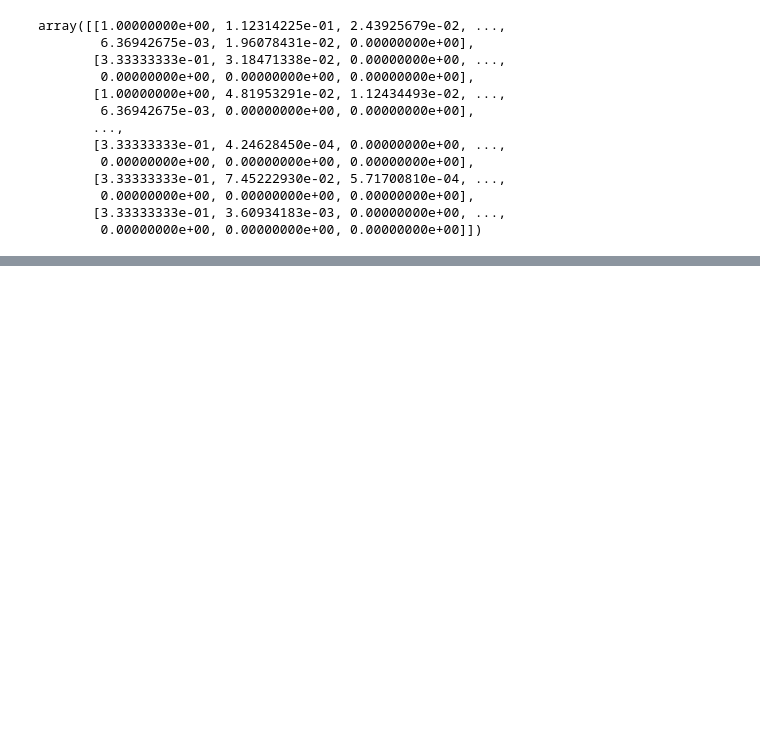
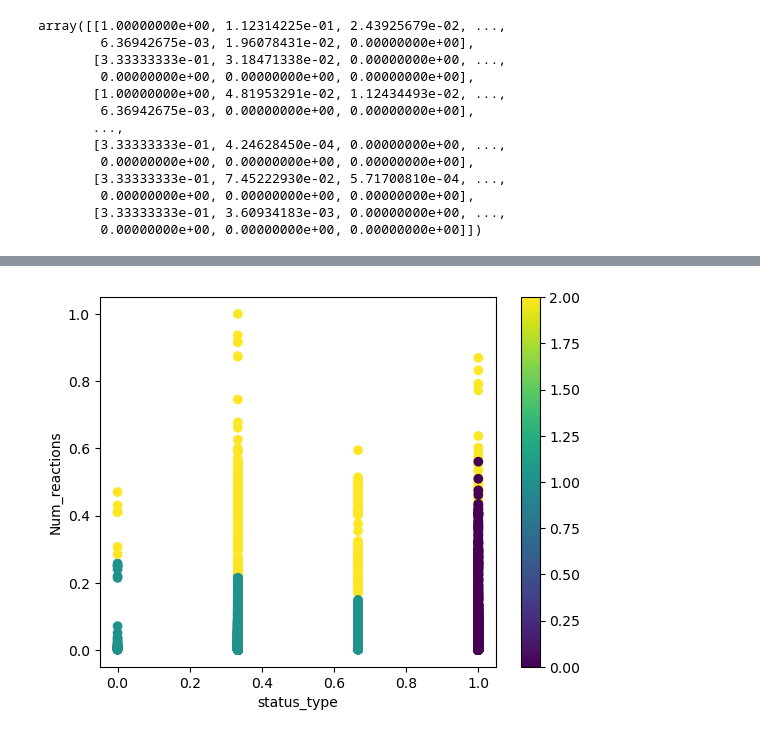
Before and after one commit to Subhigupta/ML-for-Social-Media-Engagement-in-Fashion-and-Cosmetics, a Jupyter notebook: KMeans Clustering Algorithm/KMeans algorithm on Facebook Live sellers in Thailand dataset.ipynb, the cells around one changed output, grey strips where cells are left out. Drawn from its saved outputs; the diff is of its cells as text; code cells hidden in the pictures; blank space fills up the shorter version.

```diff
--- a/KMeans Clustering Algorithm/KMeans algorithm on Facebook Live sellers in Thailand dataset.ipynb
+++ b/KMeans Clustering Algorithm/KMeans algorithm on Facebook Live sellers in Thailand dataset.ipynb
@@ -304,0 +367,10 @@ Accuracy 0.006950354609929078
+# %%
+kmeans=KMeans(n_clusters=3,n_init="auto",random_state=1)
+kmeans.fit(data)
+plt.scatter(data["status_type"],data["num_reactions"],c=kmeans.labels_,cmap='viridis')
+plt.ylabel("Num_reactions")
+plt.xlabel("status_type")
+plt.colorbar()
+plt.show()
+# %% [output]
+[figure, added]
```
Also changed, not shown: parts of 34 cells of this notebook.
